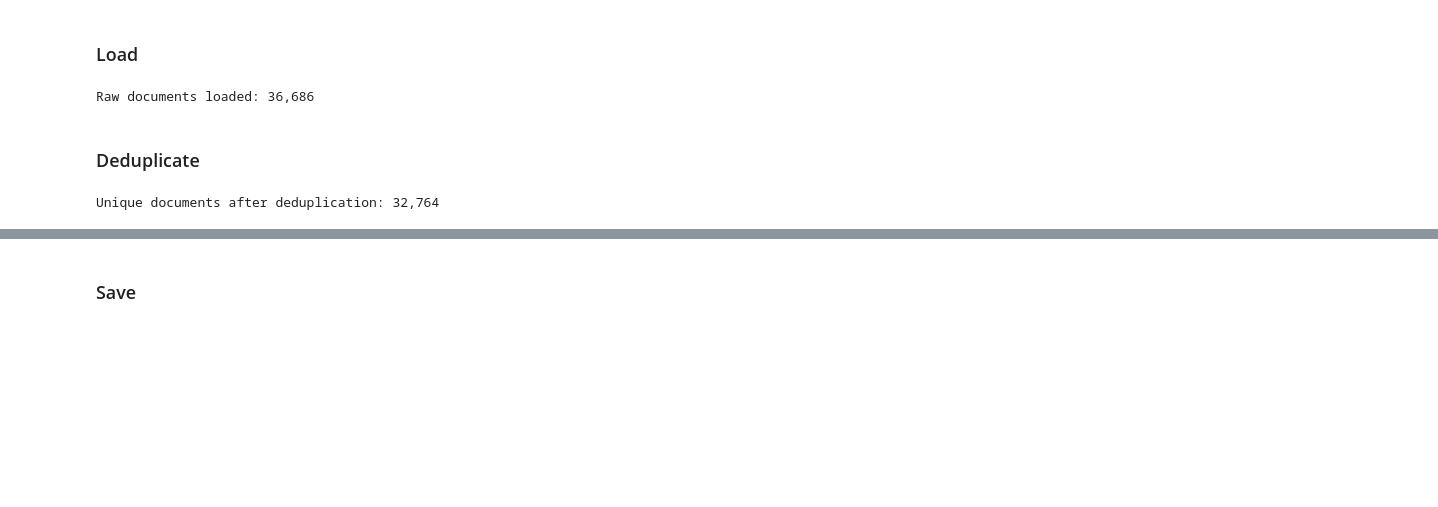
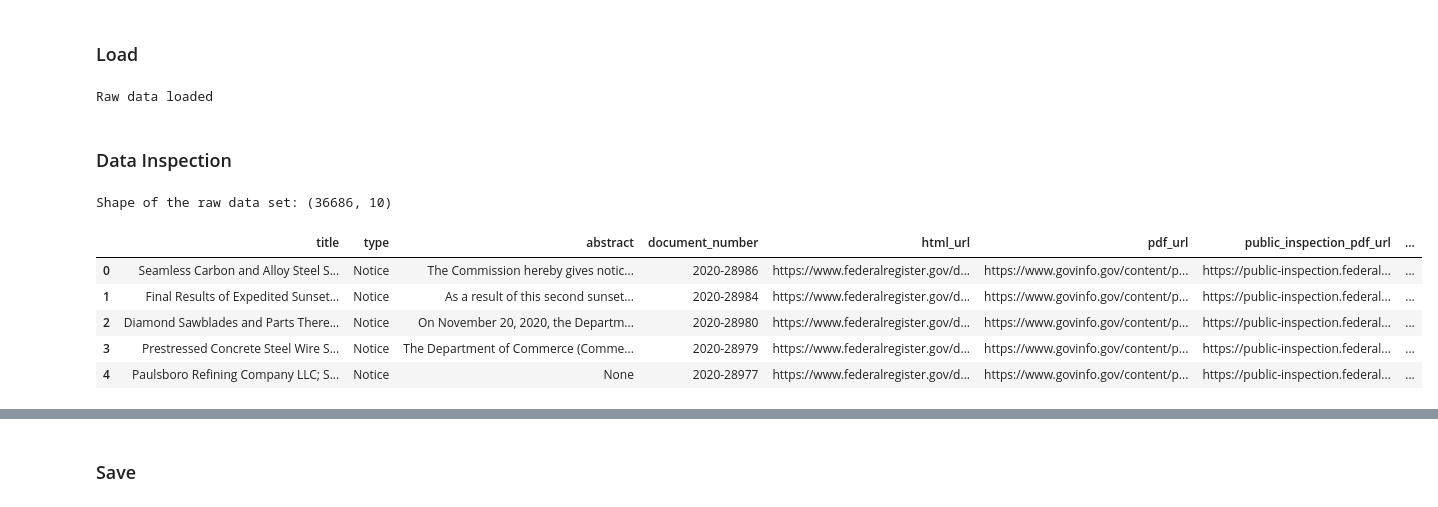
Before and after one commit to phys2ds/us-tariff-impact-analysis, a Jupyter notebook: notebooks/02_clean_fedregister.ipynb, the cells around one changed output, grey strips where cells are left out. Saved outputs shown, nothing was run; the diff lists cells and outputs as text; code cells hidden in the pictures; blank space fills up the shorter version.

```diff
--- a/notebooks/02_clean_fedregister.ipynb
+++ b/notebooks/02_clean_fedregister.ipynb
@@ -17,13 +19,21 @@ DEDUPLICATION_KEY = "document_number"
 ### Load
 # %%
 df_raw = pd.read_parquet(RAW_DATA_PATH)
-print(f"Raw documents loaded: {len(df_raw):,}")
+print(f"Raw data loaded")
 # %% [output]
-Raw documents loaded: 36,686
+Raw data loaded
-# %% [markdown]
-### Deduplicate
-# %%
-df_clean = df_raw.drop_duplicates(subset=DEDUPLICATION_KEY)
-print(f"Unique documents after deduplication: {len(df_clean):,}")
-# %% [output]
-Unique documents after deduplication: 32,764
+# %% [markdown]
+### Data Inspection
+# %%
+print(f"Shape of the raw data set: {df_raw.shape}")
+# %% [output]
+Shape of the raw data set: (36686, 10)
+# %%
+df_raw.head()
+# %% [output]
+|  | title | type | abstract | document_number | html_url | pdf_url | public_inspection_pdf_url | ... |
+| 0 | Seamless Carbon and Alloy Steel S... | Notice | The Commission hereby gives notic... | 2020-28986 | https://www.federalregister.gov/d... | https://www.govinfo.gov/content/p... | https://public-inspection.federal... | ... |
+| 1 | Final Results of Expedited Sunset... | Notice | As a result of this second sunset... | 2020-28984 | https://www.federalregister.gov/d... | https://www.govinfo.gov/content/p... | https://public-inspection.federal... | ... |
+| 2 | Diamond Sawblades and Parts There... | Notice | On November 20, 2020, the Departm... | 2020-28980 | https://www.federalregister.gov/d... | https://www.govinfo.gov/content/p... | https://public-inspection.federal... | ... |
+| 3 | Prestressed Concrete Steel Wire S... | Notice | The Department of Commerce (Comme... | 2020-28979 | https://www.federalregister.gov/d... | https://www.govinfo.gov/content/p... | https://public-inspection.federal... | ... |
+| 4 | Paulsboro Refining Company LLC; S... | Notice | None | 2020-28977 | https://www.federalregister.gov/d... | https://www.govinfo.gov/content/p... | https://public-inspection.federal... | ... |
```
Also changed, not shown: parts of 49 cells of this notebook, 2 other files.
